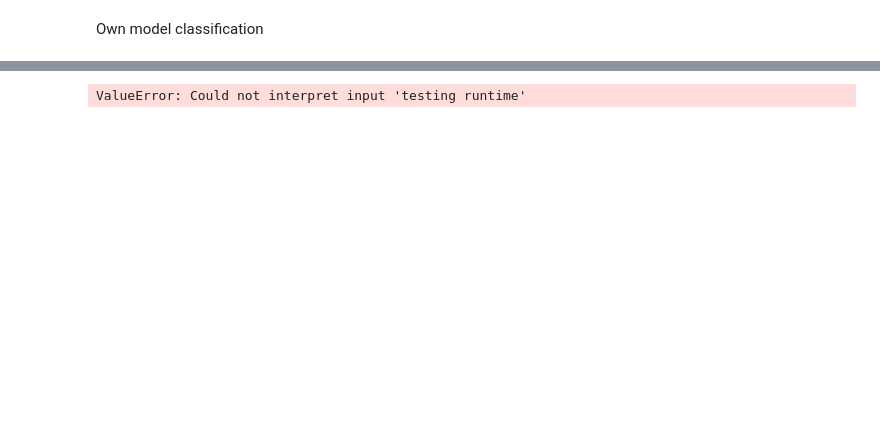
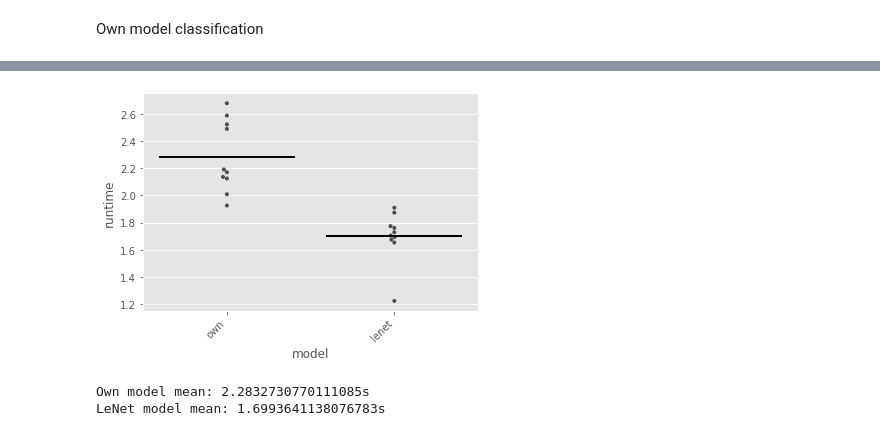
Before and after one commit to Cavalex/ML_Ex1, a Jupyter notebook: ex3/3.3 Deep Learning-fashionMNIST.ipynb, the cells around one changed output, grey strips where cells are left out. Drawn from its saved outputs; the diff is of its cells as text; code cells hidden in the pictures; blank space fills up the shorter version.

```diff
--- a/ex3/3.3 Deep Learning-fashionMNIST.ipynb
+++ b/ex3/3.3 Deep Learning-fashionMNIST.ipynb
@@ -254,6 +250,3 @@ Accuracy for testing:
-# %%
-train_img_padded = tf.image.grayscale_to_rgb(train_img_padded)
-test_img_padded = tf.image.grayscale_to_rgb(test_img_padded)
 # %%
 plt.plot(model_train_history.history['accuracy'])
 plt.plot(model_train_history.history['val_accuracy'])
@@ -297,7 +290,17 @@ plt.show()
+# %%
+def test(model):
+    start = tf.timestamp()
+    model.evaluate(test_img_padded, test_labels, batch_size=64)
+    time = tf.get_static_value(tf.timestamp() - start)
+    return time
 # %%
 import pandas as pd
 import seaborn as sns
 
 testing = pd.DataFrame(columns=["model", "runtime"])
-testing = testing.append(pd.DataFrame([{"model": "own", "runtime": 2.0769171714782715}], index=['1'],columns=testing.columns))
-testing = testing.append(pd.DataFrame([{"model": "lenet", "runtime": 0.9895520210266113}], index=['1'],columns=testing.columns))
+
+for i in range (1, 11):
+    testing = testing.append(pd.DataFrame([{"model": "own", "runtime": test(model)}], index=['1'],columns=testing.columns))
+
+for i in range (1, 11):
+    testing = testing.append(pd.DataFrame([{"model": "lenet", "runtime": test(lenet)}], index=['1'],columns=testing.columns))
@@ -304,4 +328,26 @@ testing = testing.append(pd.DataFrame([{"model": "lenet", "runtime": 0.989552021
-# %%
-sns.barplot(data=testing, x="model", y="testing runtime")
-# %% [output]
-ValueError: Could not interpret input 'testing runtime'
+# %%
+p = sns.swarmplot(x="model", y="runtime", data=testing, size=4, color=".3")
+plt.xticks(rotation=45, ha="right")
+
+# plot the mean line
+sns.boxplot(showmeans=True,
+            meanline=True,
+            meanprops={'color': 'k', 'ls': '-', 'lw': 2},
+            medianprops={'visible': False},
+            whiskerprops={'visible': False},
+            zorder=10,
+            x="model",
+            y="runtime",
+            data=testing,
+            showfliers=False,
+            showbox=False,
+            showcaps=False,
+            ax=p)
+plt.show()
+
+print("Own model mean: " + str(testing.where(testing["model"] == "own").mean(numeric_only=True)[0]) + "s")
+print("LeNet model mean: " + str(testing.where(testing["model"] == "lenet").mean(numeric_only=True)[0]) + "s")
+# %% [output]
+[figure, added]
+Own model mean: 2.2832730770111085s
+LeNet model mean: 1.6993641138076783s
```
Also changed, not shown: parts of 14 cells of this notebook.
